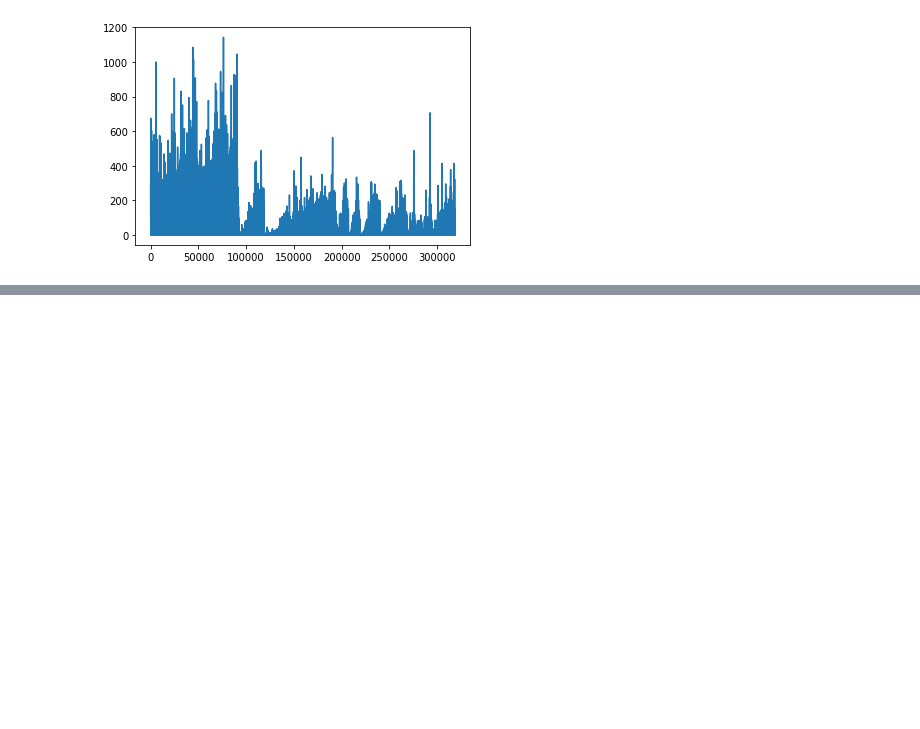
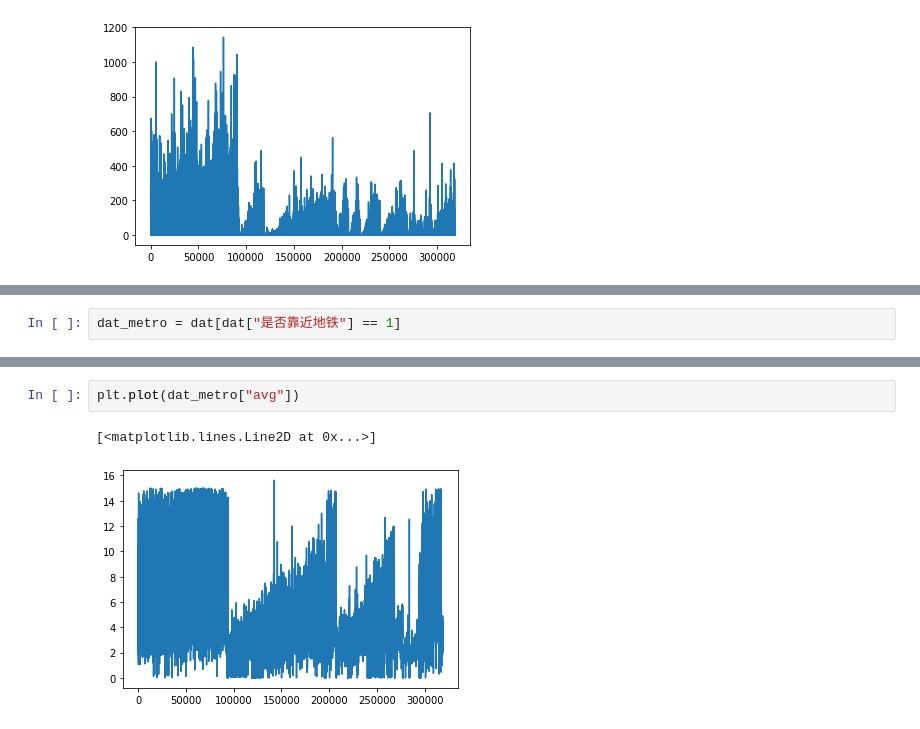
Before and after one commit to ggaarder/gdufs-dmlab-interview, a Jupyter notebook: mission3/Untitled.ipynb, the cells around one changed output, grey strips where cells are left out. Saved outputs shown, nothing was run; the diff lists cells and outputs as text; blank space fills up the shorter version.

```diff
--- a/mission3/Untitled.ipynb
+++ b/mission3/Untitled.ipynb
@@ -94,0 +178,2 @@ plt.plot(attention)
+# %%
+dat_metro = dat[dat["是否靠近地铁"] == 1]
@@ -94,0 +196,5 @@ plt.plot(attention)
+# %%
+plt.plot(dat_metro["avg"])
+# %% [output]
+[<matplotlib.lines.Line2D at 0x...>]
+[figure, added]
```
Also changed, not shown: parts of 17 cells of this notebook.
